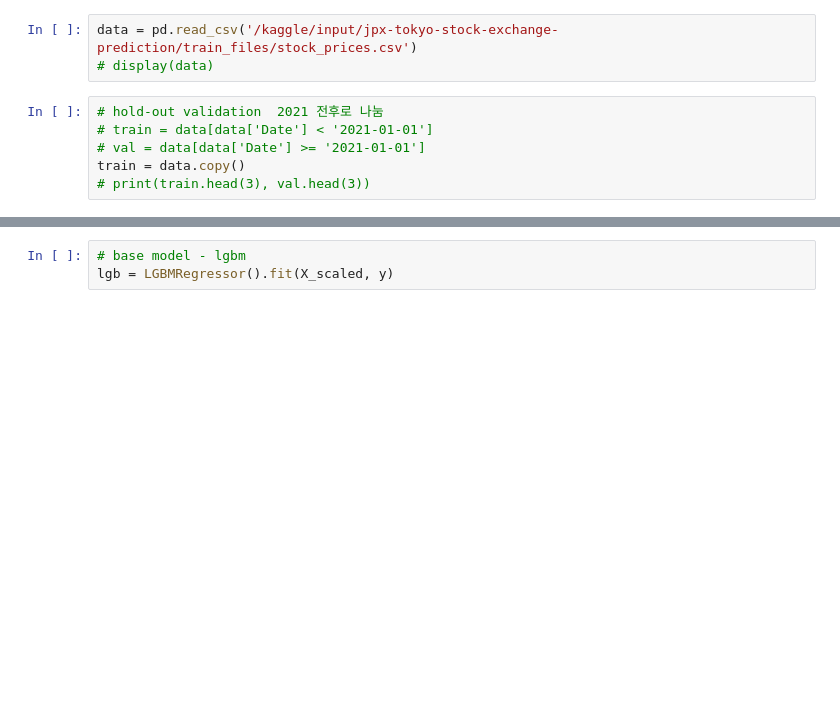
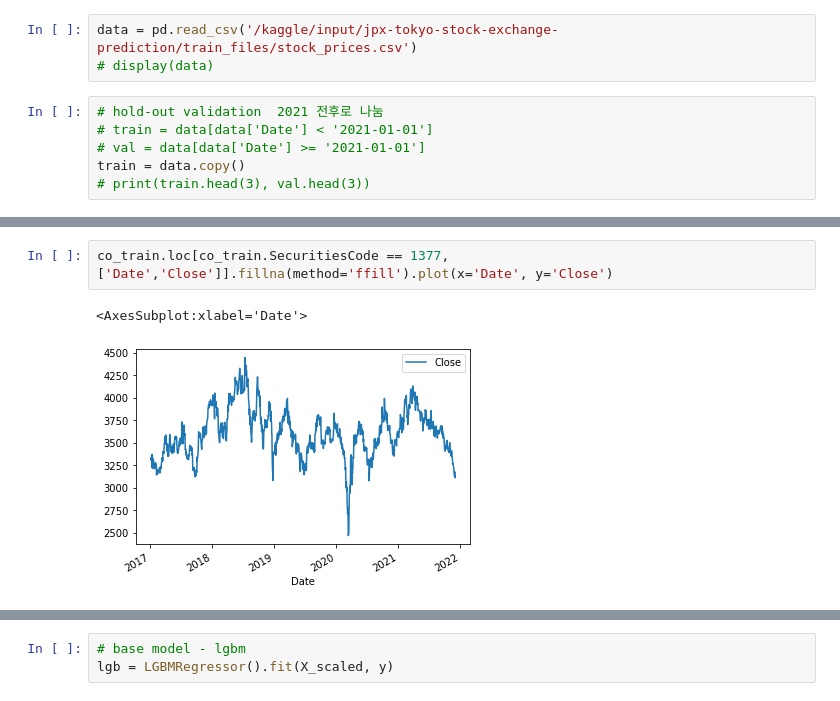
Before and after one commit to hoeen/kaggle, a Jupyter notebook: jpx-1st-submit.ipynb, the cells around one changed output, grey strips where cells are left out. Drawn from its saved outputs; the diff is of its cells as text; blank space fills up the shorter version.

```diff
--- a/jpx-1st-submit.ipynb
+++ b/jpx-1st-submit.ipynb
@@ -50,3 +201,8 @@ def add_features(dfc):
 
 co_train = add_features(train)
 # co_train
+# %%
+co_train.loc[co_train.SecuritiesCode == 1377, ['Date','Close']].fillna(method='ffill').plot(x='Date', y='Close')
+# %% [output]
+<AxesSubplot:xlabel='Date'>
+[figure, added]
```
Also changed, not shown: parts of 33 cells of this notebook.
